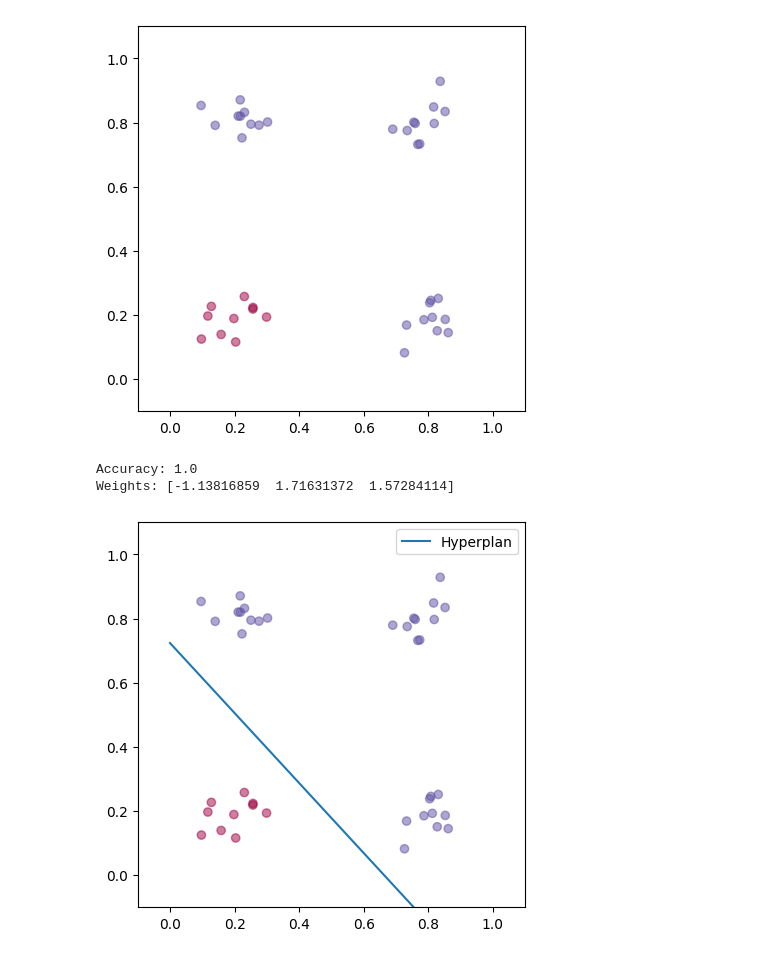
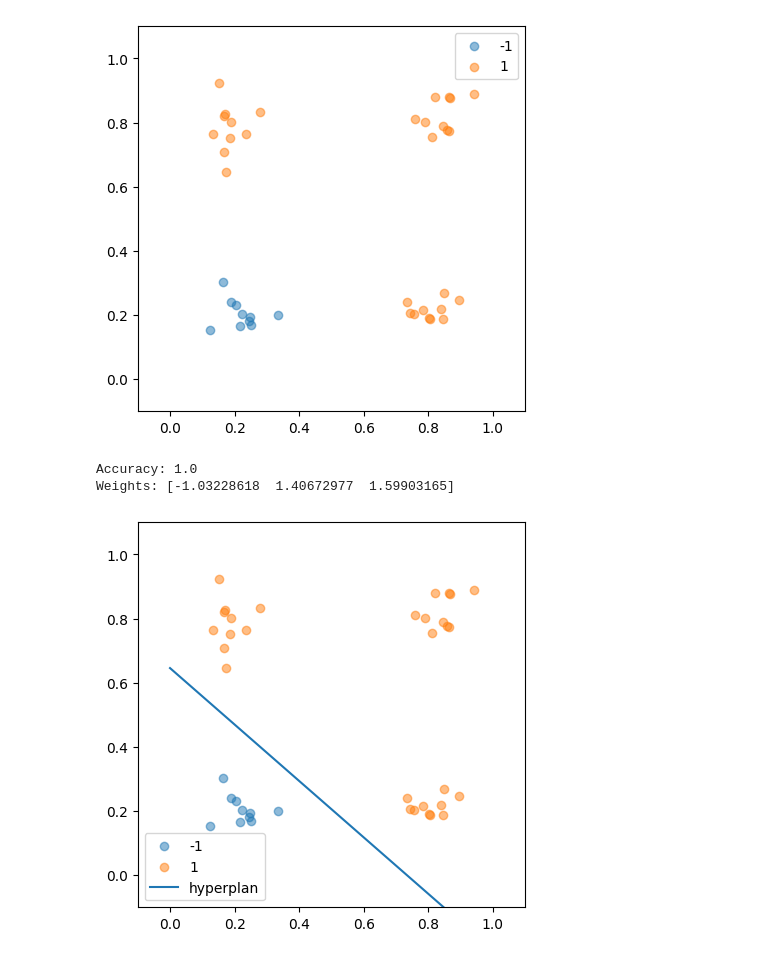
Before and after one commit to fboldt/aulasann, a Jupyter notebook: aula03d - XOR.ipynb, the cells around one changed output. Drawn from its saved outputs; the diff is of its cells as text; code cells hidden in the pictures.

```diff
--- a/aula03d - XOR.ipynb
+++ b/aula03d - XOR.ipynb
@@ -11,26 +11,28 @@ def createLogicalDataset(n=40, func= lambda a, b: bool(a) or bool(b)):
                     n_features=2,
                     cluster_std=0.05,
                     center_box=(0,1))
-  y = np.array([func(a>0.5, b>0.5) for a, b in X], dtype=int)
+  y = np.array([func(a>0.5, b>0.5) for a, b in X], dtype=int)*2-1
   return X, y
 
 def plotDataset(X, y):
   plt.figure(figsize=(5,5))
-  plt.scatter(X[:,0], X[:,1], c=y, cmap="Spectral", alpha=0.5)
+  for i in sorted(list(set(y))):
+    plt.scatter(X[y==i,0], X[y==i,1], label=f"{i}", alpha=0.5)
   plt.xlim(-0.1,1.1)
   plt.ylim(-0.1,1.1)
+  plt.legend()
 
-def plotHyperplan(vector, intercept, legend="Hyperplan"):
-  xs = np.array([0,1])
-  ys = -(vector[0]*xs + intercept)/vector[1]
-  plt.plot(xs, ys, label=legend)
-  plt.legend()
+def plotHyperplan(vector, intercept, legend="hyperplan"):
+    xs = np.array([0, 1])
+    ys = -(vector[0] * xs + intercept) / vector[1]
+    plt.plot(xs, ys, label=legend)
+    plt.legend()
 
 X, y = createLogicalDataset()
 plotDataset(X, y)
 plt.show()
 # %% [output]
-[figure, old version]
+[figure, new version]
 # %%
 from abc import ABC, abstractstaticmethod
 
@@ -73,38 +75,37 @@ class SGD(TrainingAlgorithm):
 # %%
 from sklearn.base import BaseEstimator, ClassifierMixin
 from sklearn.metrics import accuracy_score
 
 def include_bias(X):
   return np.hstack((np.ones((X.shape[0],1)), X))
 
 class NeuralNetwork(BaseEstimator, ClassifierMixin):
   def __init__(self, training_algorithm=SGD()):
     self.training_algorithm = training_algorithm
 
   def fit(self, X, y):
-    y = y*2-1
     X = include_bias(X)
     self.w_ = self.training_algorithm.get_w(X, y)
     return self
 
   def predict(self, X):
     X = include_bias(X)
     logits = X @ self.w_
     y_pred = np.sign(logits)
-    return (y_pred+1)/2
+    return y_pred
 
 model = NeuralNetwork()
 model.fit(X, y)
 y_pred = model.predict(X)
 print(f"Accuracy: {accuracy_score(y, y_pred)}")
 print(f"Weights: {model.w_}")
 plotDataset(X, y)
-plotHyperplan(model.w_[1:], model.w_[0], legend="Hyperplan")
+plotHyperplan(model.w_[1:], model.w_[0], legend="hyperplan")
 plt.show()
 # %% [output]
 Accuracy: 1.0
-Weights: [-1.13816859  1.71631372  1.57284114]
+Weights: [-1.03228618  1.40672977  1.59903165]
-[figure, old version]
+[figure, new version]
 # %%
 X, y = createLogicalDataset(func= lambda a, b: bool(a) and bool(b))
 model = NeuralNetwork()
```
Also changed, not shown: parts of 2 cells of this notebook.
